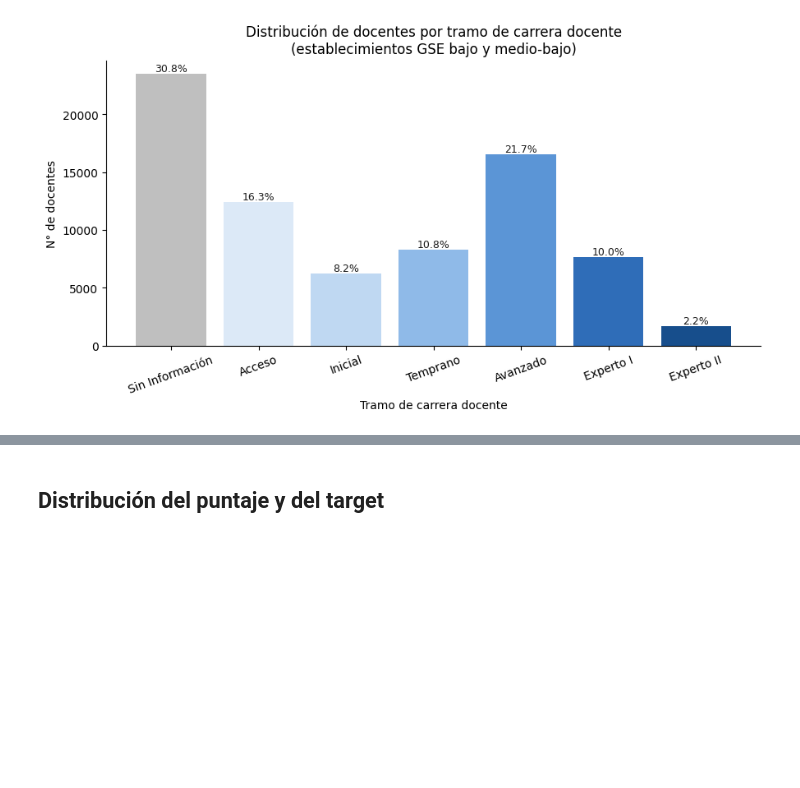
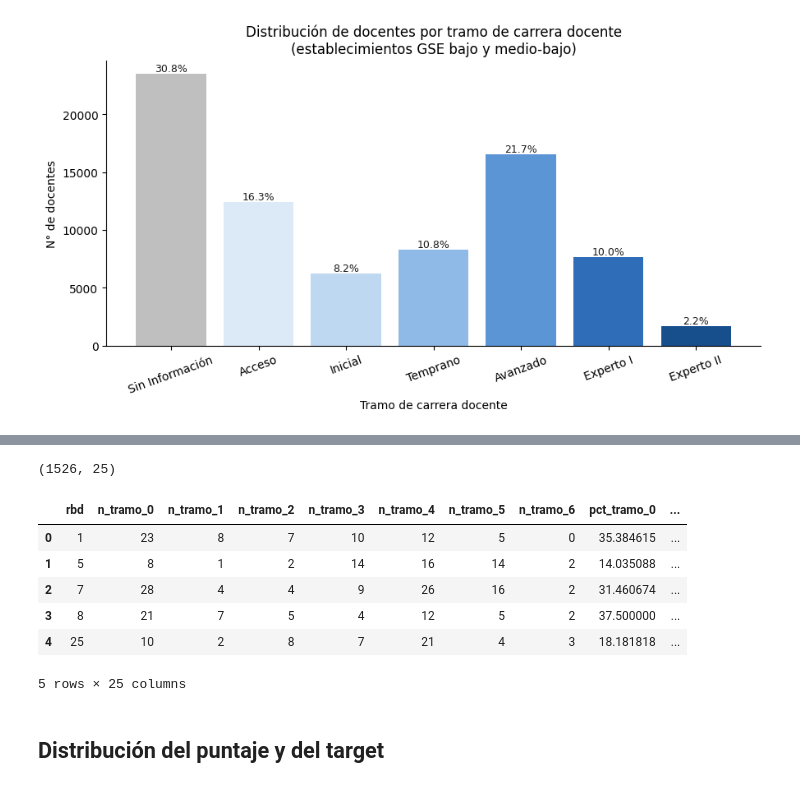
Before and after one commit to vcanalesg/dcc_taller_proyecto_g4, a Jupyter notebook: EDAyPreprocesamiento_01.ipynb, the cells around one changed output, grey strips where cells are left out. Cells and saved outputs as stored; diff of their text form; code cells hidden in the pictures; blank space fills up the shorter version.

Commit message:
modificacion orden analisis y datos de carrera docente

```diff
--- a/EDAyPreprocesamiento_01.ipynb
+++ b/EDAyPreprocesamiento_01.ipynb
@@ -1832,11 +1847,11 @@ plt.show()
 # muy senior de 31+ años). Se usa la misma población que tramo_docente_rbd
 # (docentes con horas de aula), para mantener consistencia.
 etiquetas_anios_servicio = {
-    "0-5": "0-5 (novel)",
-    "6-10": "6-10 (en desarrollo)",
-    "11-20": "11-20 (experimentado)",
-    "21-30": "21-30 (senior)",
-    "31+": "31+ (muy senior)",
+    "0-5": "0-5",
+    "6-10": "6-10",
+    "11-20": "11-20",
+    "21-30": "21-30",
+    "31+": "31+",
 }
 orden_anios_servicio = list(etiquetas_anios_servicio.keys())
 
@@ -1871,3 +1892,21 @@ NameError: name 'carrera_docente_con_aula' is not defined
+# %%
+# Consolidar en una sola tabla, a nivel de rbd, las variables de tramo de carrera
+# docente y de años de servicio (frecuencia y porcentaje), solo para los
+# establecimientos de interés (rbd en base, GSE bajo y medio-bajo)
+docentes_carrera_rbd = tramo_docente_rbd.merge(anios_servicio_rbd, on="rbd", how="outer")
+docentes_carrera_rbd = docentes_carrera_rbd[docentes_carrera_rbd["rbd"].isin(base["rbd"])].reset_index(drop=True)
+
+print(docentes_carrera_rbd.shape)
+docentes_carrera_rbd.head()
+# %% [output]
+(1526, 25)
+|  | rbd | n_tramo_0 | n_tramo_1 | n_tramo_2 | n_tramo_3 | n_tramo_4 | n_tramo_5 | n_tramo_6 | pct_tramo_0 | ... |
+| 0 | 1 | 23 | 8 | 7 | 10 | 12 | 5 | 0 | 35.384615 | ... |
+| 1 | 5 | 8 | 1 | 2 | 14 | 16 | 14 | 2 | 14.035088 | ... |
+| 2 | 7 | 28 | 4 | 4 | 9 | 26 | 16 | 2 | 31.460674 | ... |
+| 3 | 8 | 21 | 7 | 5 | 4 | 12 | 5 | 2 | 37.500000 | ... |
+| 4 | 25 | 10 | 2 | 8 | 7 | 21 | 4 | 3 | 18.181818 | ... |
+5 rows × 25 columns
 # %% [markdown]
 ## Distribución del puntaje y del target
 # %%
```
Also changed, not shown: parts of 6 cells of this notebook, 1 other file.
